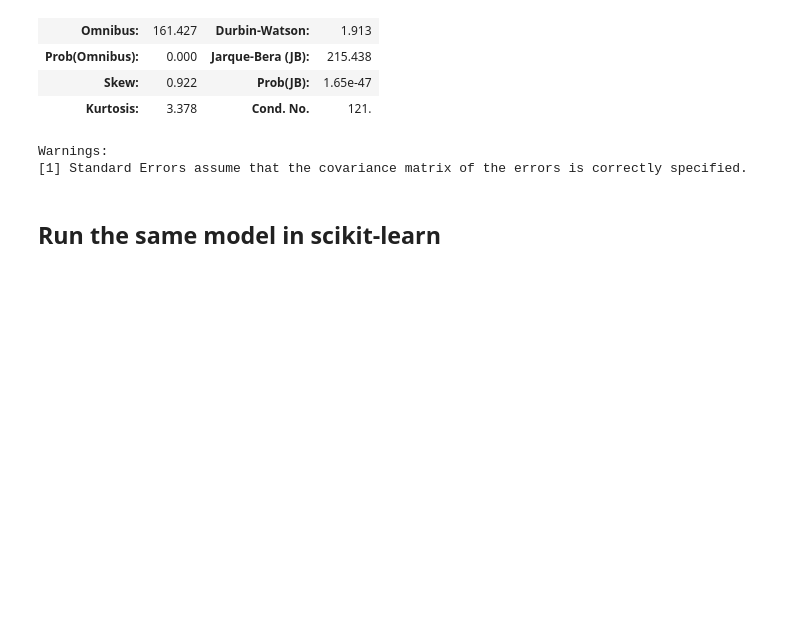
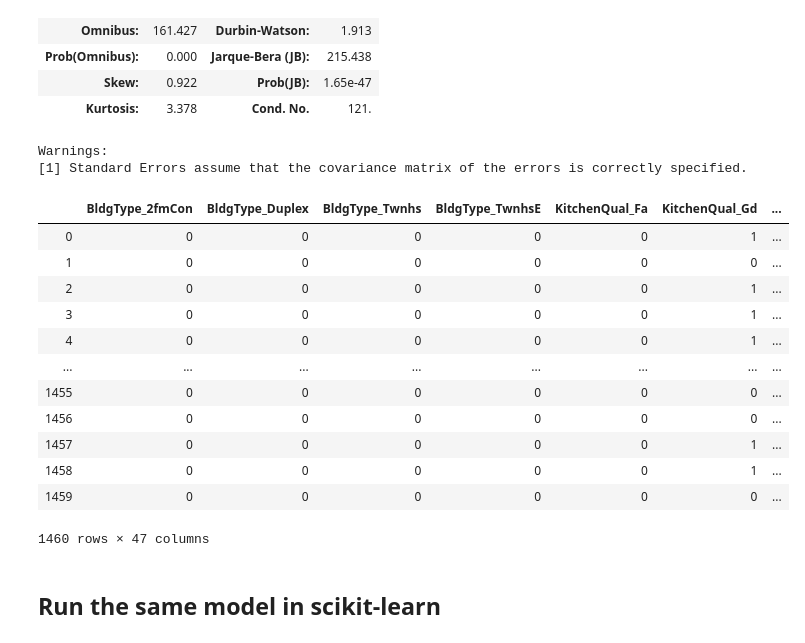
Before and after one commit to OsterMendel/dsc-multiple-linear-regression-statsmodels-lab-nyc-ds-033020, a Jupyter notebook: index.ipynb, the cells around one changed output. Saved outputs shown, nothing was run; the diff lists cells and outputs as text; code cells hidden in the pictures; blank space fills up the shorter version.

```diff
--- a/index.ipynb
+++ b/index.ipynb
@@ -102,6 +102,22 @@ OLS Regression Results
 | Kurtosis: | 3.378 | Cond. No. | 121. |
 Warnings:
 [1] Standard Errors assume that the covariance matrix of the errors is correctly specified.
+# %%
+X
+# %% [output]
+|  | BldgType_2fmCon | BldgType_Duplex | BldgType_Twnhs | BldgType_TwnhsE | KitchenQual_Fa | KitchenQual_Gd | ... |
+| 0 | 0 | 0 | 0 | 0 | 0 | 1 | ... |
+| 1 | 0 | 0 | 0 | 0 | 0 | 0 | ... |
+| 2 | 0 | 0 | 0 | 0 | 0 | 1 | ... |
+| 3 | 0 | 0 | 0 | 0 | 0 | 1 | ... |
+| 4 | 0 | 0 | 0 | 0 | 0 | 1 | ... |
+| ... | ... | ... | ... | ... | ... | ... | ... |
+| 1455 | 0 | 0 | 0 | 0 | 0 | 0 | ... |
+| 1456 | 0 | 0 | 0 | 0 | 0 | 0 | ... |
+| 1457 | 0 | 0 | 0 | 0 | 0 | 1 | ... |
+| 1458 | 0 | 0 | 0 | 0 | 0 | 1 | ... |
+| 1459 | 0 | 0 | 0 | 0 | 0 | 0 | ... |
+1460 rows × 47 columns
 # %% [markdown]
 ## Run the same model in scikit-learn
 # %%
```
